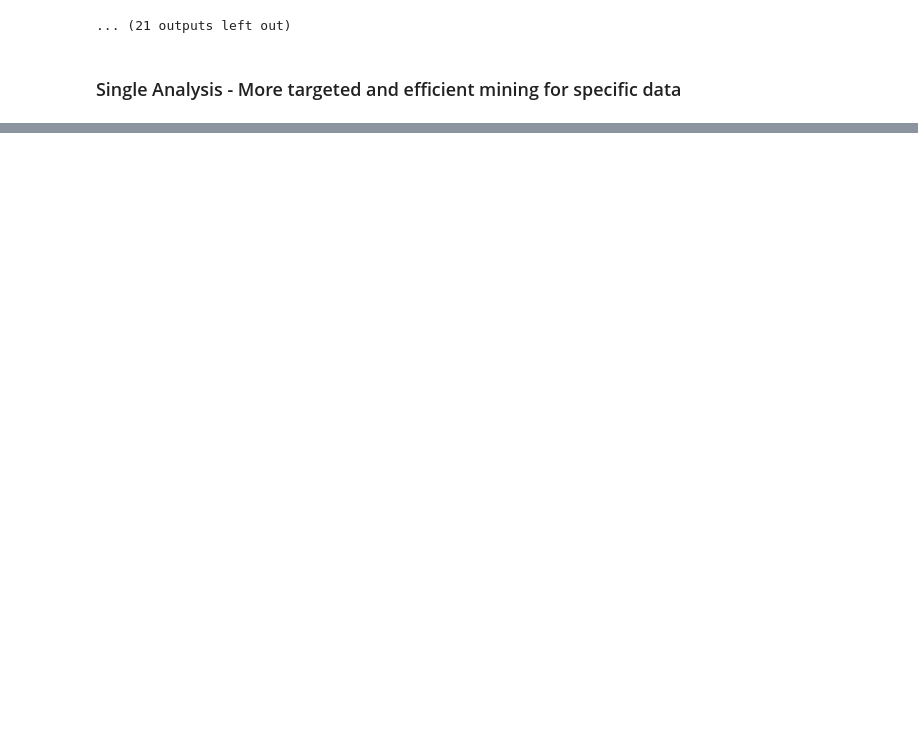
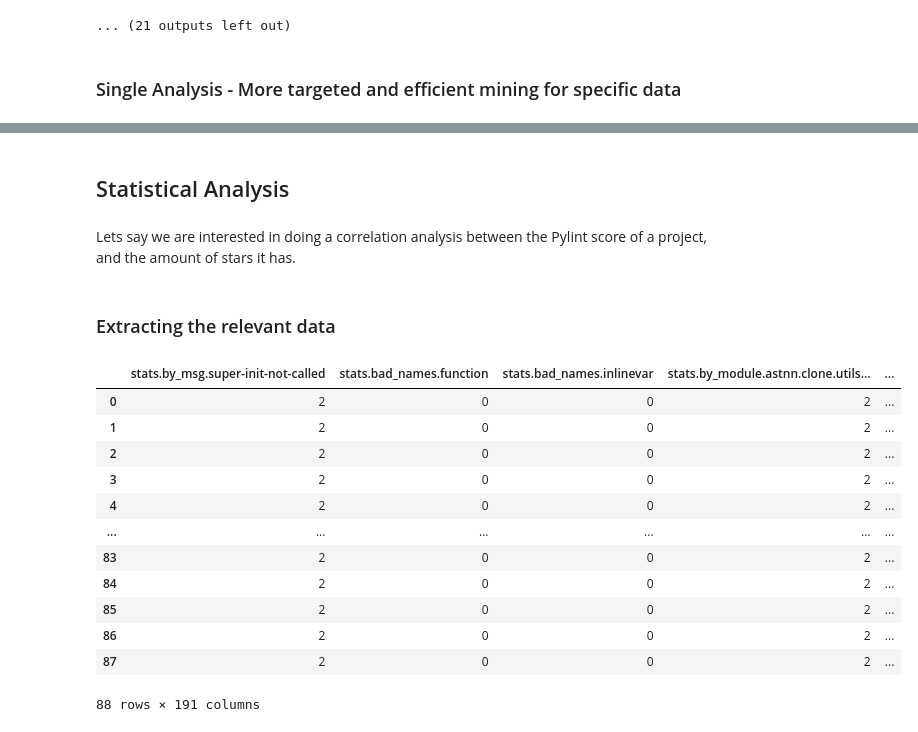
Before and after one commit to Majistaten/PyCIRAS, a Jupyter notebook: notebooks/DEMO.ipynb, the cells around one changed output, grey strips where cells are left out. Cells and saved outputs as stored; diff of their text form; code cells hidden in the pictures; blank space fills up the shorter version.

```diff
--- a/notebooks/DEMO.ipynb
+++ b/notebooks/DEMO.ipynb
@@ -59,0 +107,6 @@ pyciras.run_stargazers_analysis()
+# %% [markdown]
+## Statistical Analysis
+# %% [markdown]
+Lets say we are interested in doing a correlation analysis between the Pylint score of a project, and the amount of stars it has.
+# %% [markdown]
+### Extracting the relevant data
@@ -59,0 +116,16 @@ pyciras.run_stargazers_analysis()
+# %%
+astnn_pylint
+# %% [output]
+|  | stats.by_msg.super-init-not-called | stats.bad_names.function | stats.bad_names.inlinevar | stats.by_module.astnn.clone.utils... | ... |
+| 0 | 2 | 0 | 0 | 2 | ... |
+| 1 | 2 | 0 | 0 | 2 | ... |
+| 2 | 2 | 0 | 0 | 2 | ... |
+| 3 | 2 | 0 | 0 | 2 | ... |
+| 4 | 2 | 0 | 0 | 2 | ... |
+| ... | ... | ... | ... | ... | ... |
+| 83 | 2 | 0 | 0 | 2 | ... |
+| 84 | 2 | 0 | 0 | 2 | ... |
+| 85 | 2 | 0 | 0 | 2 | ... |
+| 86 | 2 | 0 | 0 | 2 | ... |
+| 87 | 2 | 0 | 0 | 2 | ... |
+88 rows × 191 columns
```
Also changed, not shown: parts of 20 cells of this notebook, 7 other files.
